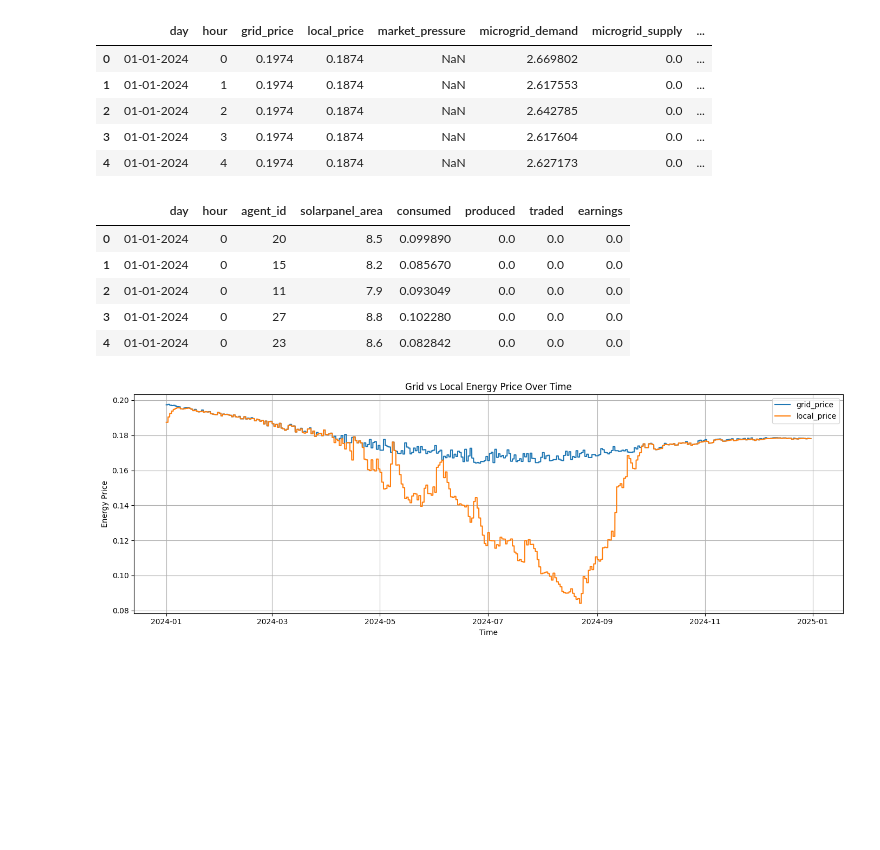
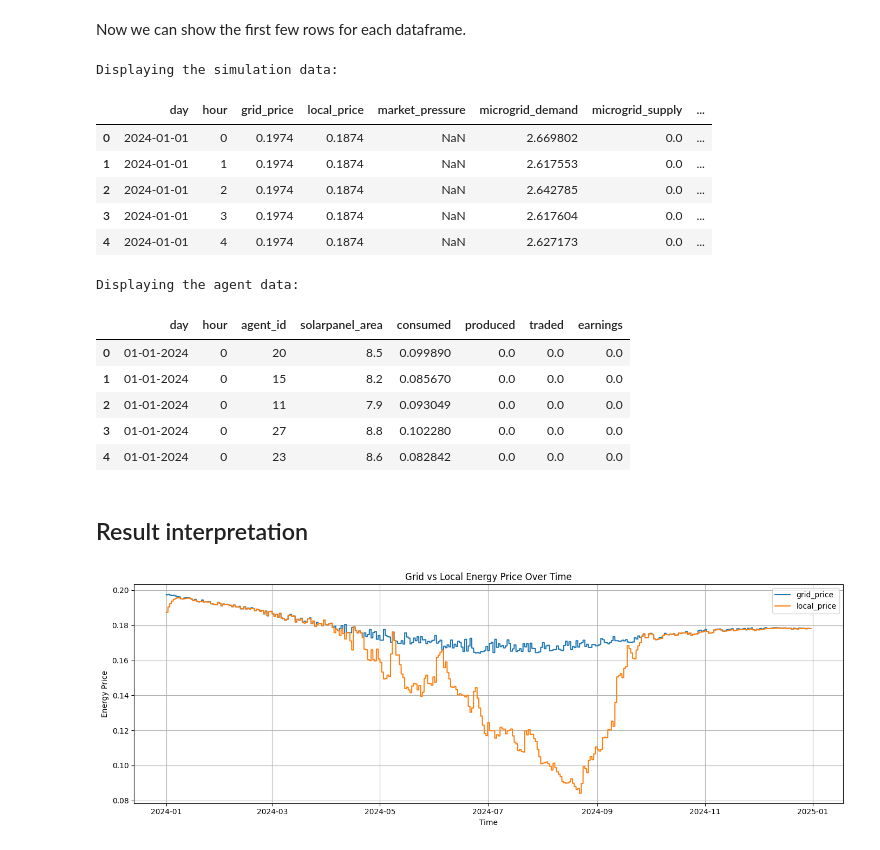
Before and after one commit to BJHeemskerk/P2P-microgrid-simulation, a Jupyter notebook: Mesa_Testing.ipynb, the cells around one changed output. Cells and saved outputs as stored; diff of their text form; code cells hidden in the pictures; blank space fills up the shorter version.

```diff
--- a/Mesa_Testing.ipynb
+++ b/Mesa_Testing.ipynb
@@ -40,12 +65,13 @@ grid_price_data = generate_grid_prize_data(
 # %%
 # Initialising the simulation
 simulation = MicroGrid(
-    n=30, # Number of Agents, cannot be higher than the amount of Agents in the dataframe
+    n_households=30, # Number of Agents, cannot be higher than the amount of Agents in the dataframe
     consumption_data=household_prosumption_data,
     production_data=production_data,
     grid_prize_data=grid_price_data,
     gini=0.1,
     mean_panels=8,
+    panel_efficiency=0.2,
     bat_capacity=500,
     bat_c_rate=0.5,
     bat_efficiency=0.9,
@@ -88,24 +88,31 @@ simulation.long_step(n=365*24)
 # %%
 simulation._convert_to_dataframe()
 
-sim_df = simulation.sim_df
-agent_df = simulation.agent_df
+sim_df = simulation.sim_df.copy()
+agent_df = simulation.agent_df.copy()
-# %%
-sim_df.head()
-# %% [output]
-|  | day | hour | grid_price | local_price | market_pressure | microgrid_demand | microgrid_supply | ... |
-| 0 | 01-01-2024 | 0 | 0.1974 | 0.1874 | NaN | 2.669802 | 0.0 | ... |
-| 1 | 01-01-2024 | 1 | 0.1974 | 0.1874 | NaN | 2.617553 | 0.0 | ... |
-| 2 | 01-01-2024 | 2 | 0.1974 | 0.1874 | NaN | 2.642785 | 0.0 | ... |
-| 3 | 01-01-2024 | 3 | 0.1974 | 0.1874 | NaN | 2.617604 | 0.0 | ... |
-| 4 | 01-01-2024 | 4 | 0.1974 | 0.1874 | NaN | 2.627173 | 0.0 | ... |
-# %%
-agent_df.head()
-# %% [output]
-|  | day | hour | agent_id | solarpanel_area | consumed | produced | traded | earnings |
-| 0 | 01-01-2024 | 0 | 20 | 8.5 | 0.099890 | 0.0 | 0.0 | 0.0 |
-| 1 | 01-01-2024 | 0 | 15 | 8.2 | 0.085670 | 0.0 | 0.0 | 0.0 |
-| 2 | 01-01-2024 | 0 | 11 | 7.9 | 0.093049 | 0.0 | 0.0 | 0.0 |
-| 3 | 01-01-2024 | 0 | 27 | 8.8 | 0.102280 | 0.0 | 0.0 | 0.0 |
-| 4 | 01-01-2024 | 0 | 23 | 8.6 | 0.082842 | 0.0 | 0.0 | 0.0 |
+# %% [markdown]
+Now we can show the first few rows for each dataframe.
+# %%
+print("Displaying the simulation data:")
+display(sim_df.head())
+
+print("Displaying the agent data:")
+display(agent_df.head())
+# %% [output]
+Displaying the simulation data:
+|  | day | hour | grid_price | local_price | market_pressure | microgrid_demand | microgrid_supply | ... |
+| 0 | 2024-01-01 | 0 | 0.1974 | 0.1874 | NaN | 2.669802 | 0.0 | ... |
+| 1 | 2024-01-01 | 1 | 0.1974 | 0.1874 | NaN | 2.617553 | 0.0 | ... |
+| 2 | 2024-01-01 | 2 | 0.1974 | 0.1874 | NaN | 2.642785 | 0.0 | ... |
+| 3 | 2024-01-01 | 3 | 0.1974 | 0.1874 | NaN | 2.617604 | 0.0 | ... |
+| 4 | 2024-01-01 | 4 | 0.1974 | 0.1874 | NaN | 2.627173 | 0.0 | ... |
+Displaying the agent data:
+|  | day | hour | agent_id | solarpanel_area | consumed | produced | traded | earnings |
+| 0 | 01-01-2024 | 0 | 20 | 8.5 | 0.099890 | 0.0 | 0.0 | 0.0 |
+| 1 | 01-01-2024 | 0 | 15 | 8.2 | 0.085670 | 0.0 | 0.0 | 0.0 |
+| 2 | 01-01-2024 | 0 | 11 | 7.9 | 0.093049 | 0.0 | 0.0 | 0.0 |
+| 3 | 01-01-2024 | 0 | 27 | 8.8 | 0.102280 | 0.0 | 0.0 | 0.0 |
+| 4 | 01-01-2024 | 0 | 23 | 8.6 | 0.082842 | 0.0 | 0.0 | 0.0 |
+# %% [markdown]
+## Result interpretation
 # %%
```
Also changed, not shown: parts of 16 cells of this notebook, 2 other files.
